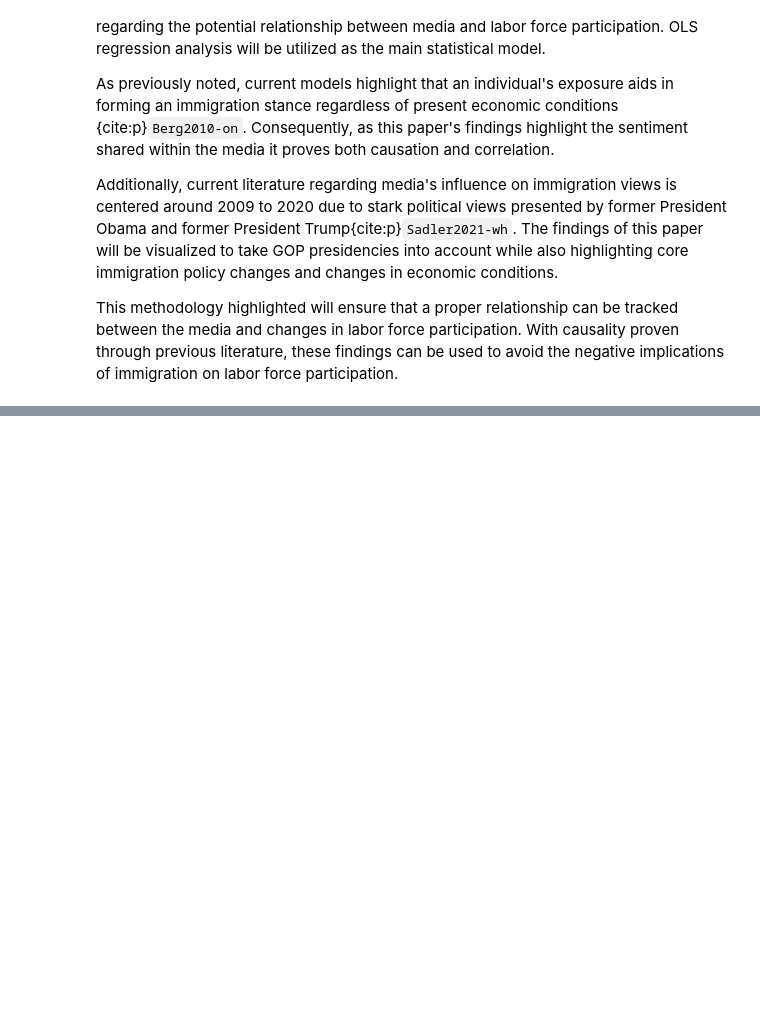
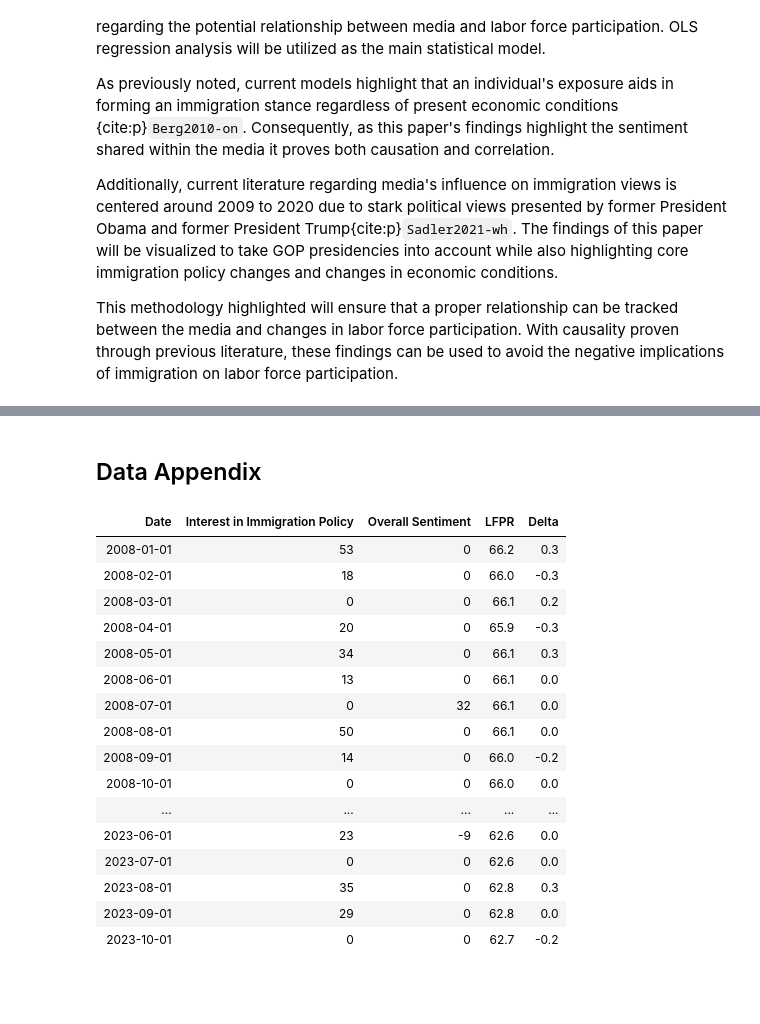
Before and after one commit to galibest2/as.180.369, a Jupyter notebook: contrib/galibest2/jupyterbook-galibest2/galibest2-paper.ipynb, the cells around one changed output, grey strips where cells are left out. Drawn from its saved outputs; the diff is of its cells as text; code cells hidden in the pictures; blank space fills up the shorter version.

````diff
--- a/contrib/galibest2/jupyterbook-galibest2/galibest2-paper.ipynb
+++ b/contrib/galibest2/jupyterbook-galibest2/galibest2-paper.ipynb
@@ -122,3 +397,35 @@ This methodology highlighted will ensure that a proper relationship can be track
+# %% [markdown]
+## Data Appendix
+# %%
+#Display remaining data
+
+
+displaytable = trendLFPR.drop(columns=['pro narrative','neg narrative'])
+displaytable.rename(columns = {'policy':'Interest in Immigration Policy'}, inplace = True)
+displaytable.rename(columns = {'Overall_Sentiment':'Overall Sentiment'}, inplace = True)
+
+pd.set_option("display.colheader_justify","center")
+displaytable.style.set_properties(**{'text-align': 'center'})
+
+HTML(displaytable.to_html(index=False))
+# %% [output]
+| Date | Interest in Immigration Policy | Overall Sentiment | LFPR | Delta |
+| 2008-01-01 | 53 | 0 | 66.2 | 0.3 |
+| 2008-02-01 | 18 | 0 | 66.0 | -0.3 |
+| 2008-03-01 | 0 | 0 | 66.1 | 0.2 |
+| 2008-04-01 | 20 | 0 | 65.9 | -0.3 |
+| 2008-05-01 | 34 | 0 | 66.1 | 0.3 |
+| 2008-06-01 | 13 | 0 | 66.1 | 0.0 |
+| 2008-07-01 | 0 | 32 | 66.1 | 0.0 |
+| 2008-08-01 | 50 | 0 | 66.1 | 0.0 |
+| 2008-09-01 | 14 | 0 | 66.0 | -0.2 |
+| 2008-10-01 | 0 | 0 | 66.0 | 0.0 |
+| ... | ... | ... | ... | ... |
+| 2023-06-01 | 23 | -9 | 62.6 | 0.0 |
+| 2023-07-01 | 0 | 0 | 62.6 | 0.0 |
+| 2023-08-01 | 35 | 0 | 62.8 | 0.3 |
+| 2023-09-01 | 29 | 0 | 62.8 | 0.0 |
+| 2023-10-01 | 0 | 0 | 62.7 | -0.2 |
 # %% [markdown]
 ```{bibliography}
 ```
````
Also changed, not shown: parts of 8 cells of this notebook.
